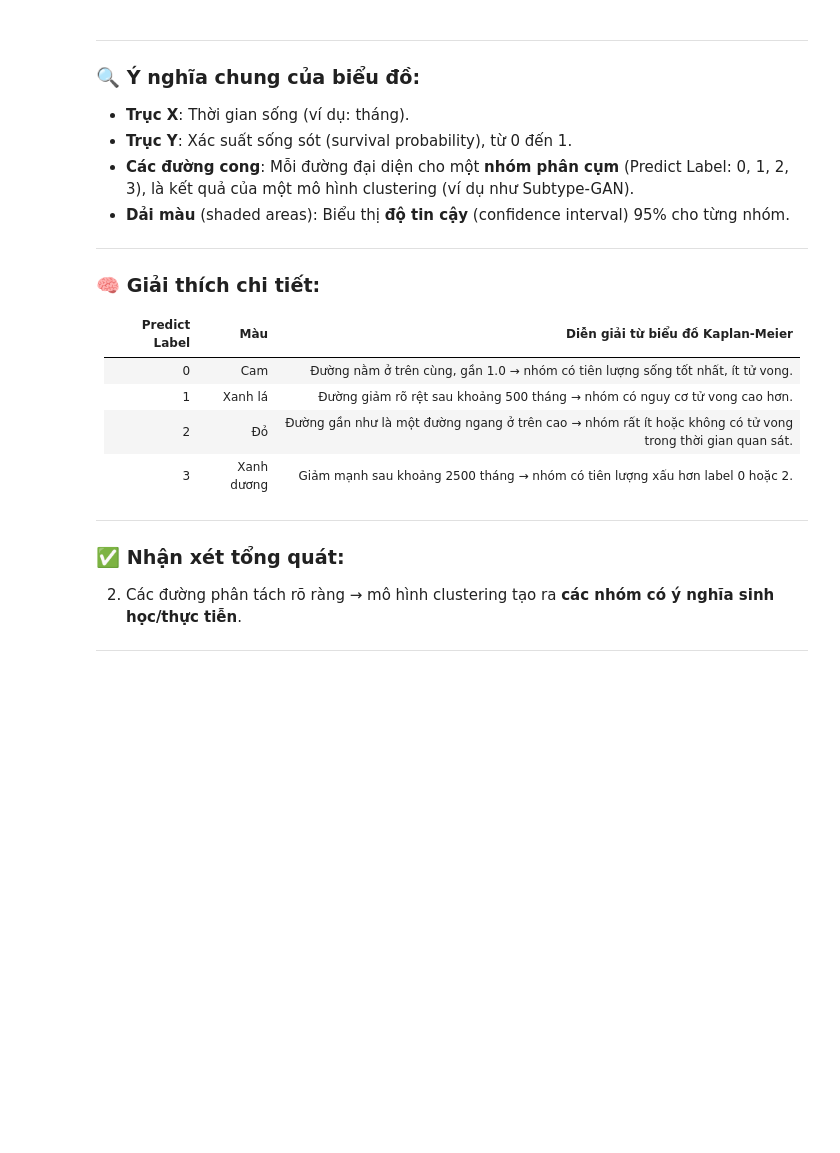
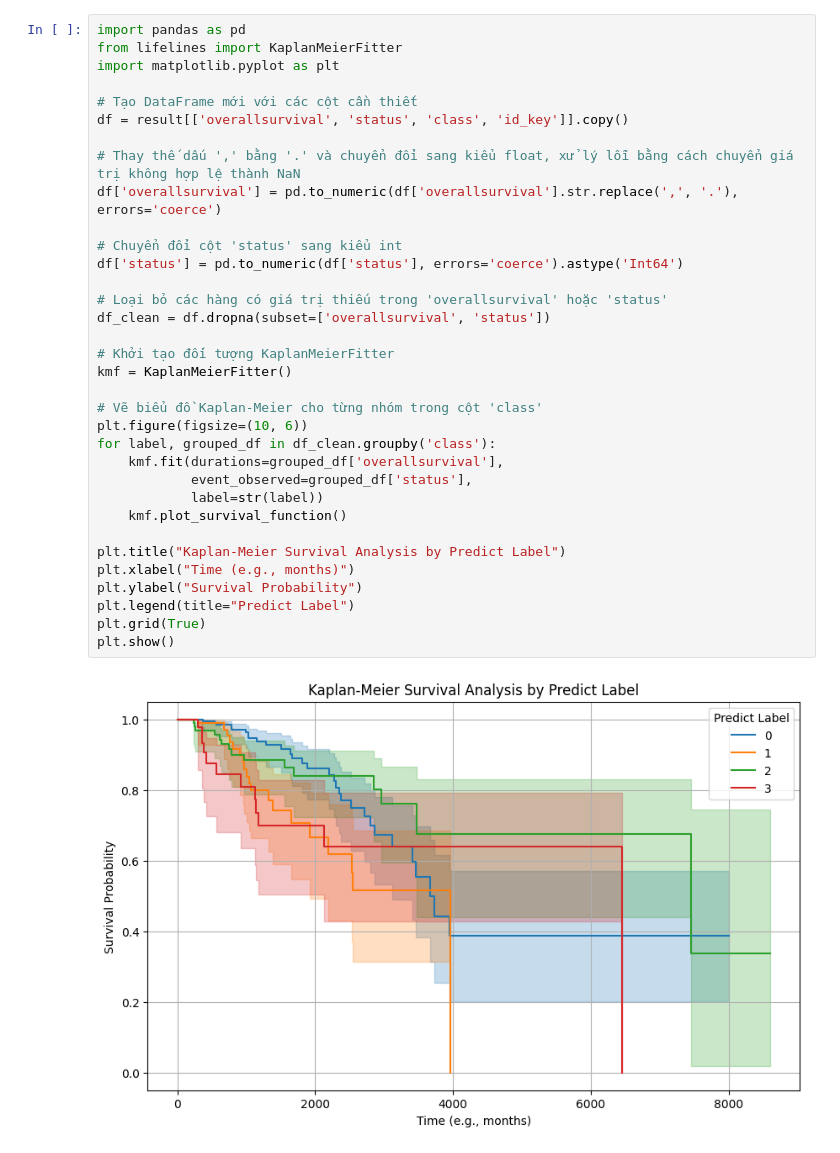
Before and after one commit to haitranduc4270/MoGCN, a Jupyter notebook: survival_analysis.ipynb, the cells around one changed output. Drawn from its saved outputs; the diff is of its cells as text; blank space fills up the shorter version.

```diff
--- a/survival_analysis.ipynb
+++ b/survival_analysis.ipynb
@@ -181,28 +194,36 @@ See the caveats in the documentation: https://pandas.pydata.org/pandas-docs/stab
-# %% [markdown]
-
----
-
-### 🔍 **Ý nghĩa chung của biểu đồ:**
-
-* **Trục X**: Thời gian sống (ví dụ: tháng).
-* **Trục Y**: Xác suất sống sót (survival probability), từ 0 đến 1.
-* **Các đường cong**: Mỗi đường đại diện cho một **nhóm phân cụm** (Predict Label: 0, 1, 2, 3), là kết quả của một mô hình clustering (ví dụ như Subtype-GAN).
-* **Dải màu** (shaded areas): Biểu thị **độ tin cậy** (confidence interval) 95% cho từng nhóm.
-
----
-
-### 🧠 **Giải thích chi tiết:**
-
-| Predict Label | Màu        | Diễn giải từ biểu đồ Kaplan-Meier                                                                         |
-| ------------- | ---------- | --------------------------------------------------------------------------------------------------------- |
-| 0             | Cam        | Đường nằm ở trên cùng, gần 1.0 → nhóm có tiên lượng sống tốt nhất, ít tử vong.                            |
-| 1             | Xanh lá    | Đường giảm rõ rệt sau khoảng 500 tháng → nhóm có nguy cơ tử vong cao hơn.                                 |
-| 2             | Đỏ         | Đường gần như là một đường ngang ở trên cao → nhóm rất ít hoặc không có tử vong trong thời gian quan sát. |
-| 3             | Xanh dương | Giảm mạnh sau khoảng 2500 tháng → nhóm có tiên lượng xấu hơn label 0 hoặc 2.                              |
-
----
-
-### ✅ **Nhận xét tổng quát:**
-2. Các đường phân tách rõ ràng → mô hình clustering tạo ra **các nhóm có ý nghĩa sinh học/thực tiễn**.
-
----
+# %%
+import pandas as pd
+from lifelines import KaplanMeierFitter
+import matplotlib.pyplot as plt
+
+# Tạo DataFrame mới với các cột cần thiết
+df = result[['overallsurvival', 'status', 'class', 'id_key']].copy()
+
+# Thay thế dấu ',' bằng '.' và chuyển đổi sang kiểu float, xử lý lỗi bằng cách chuyển giá trị không hợp lệ thành NaN
+df['overallsurvival'] = pd.to_numeric(df['overallsurvival'].str.replace(',', '.'), errors='coerce')
+
+# Chuyển đổi cột 'status' sang kiểu int
+df['status'] = pd.to_numeric(df['status'], errors='coerce').astype('Int64')
+
+# Loại bỏ các hàng có giá trị thiếu trong 'overallsurvival' hoặc 'status'
+df_clean = df.dropna(subset=['overallsurvival', 'status'])
+
+# Khởi tạo đối tượng KaplanMeierFitter
+kmf = KaplanMeierFitter()
+
+# Vẽ biểu đồ Kaplan-Meier cho từng nhóm trong cột 'class'
+plt.figure(figsize=(10, 6))
+for label, grouped_df in df_clean.groupby('class'):
+    kmf.fit(durations=grouped_df['overallsurvival'],
+            event_observed=grouped_df['status'],
+            label=str(label))
+    kmf.plot_survival_function()
+
+plt.title("Kaplan-Meier Survival Analysis by Predict Label")
+plt.xlabel("Time (e.g., months)")
+plt.ylabel("Survival Probability")
+plt.legend(title="Predict Label")
+plt.grid(True)
+plt.show()
+# %% [output]
+[figure, added]
```
Also changed, not shown: parts of 11 cells of this notebook.
